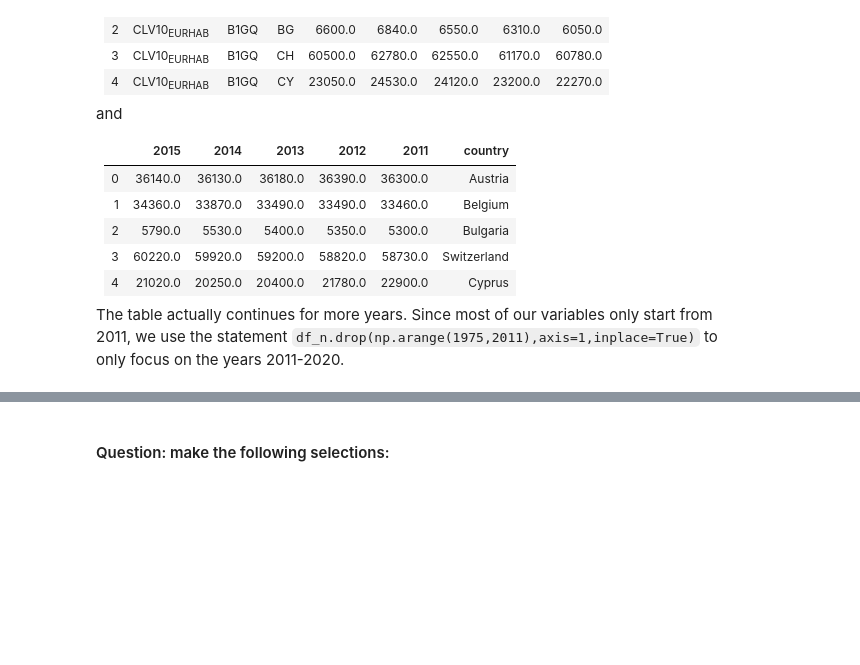
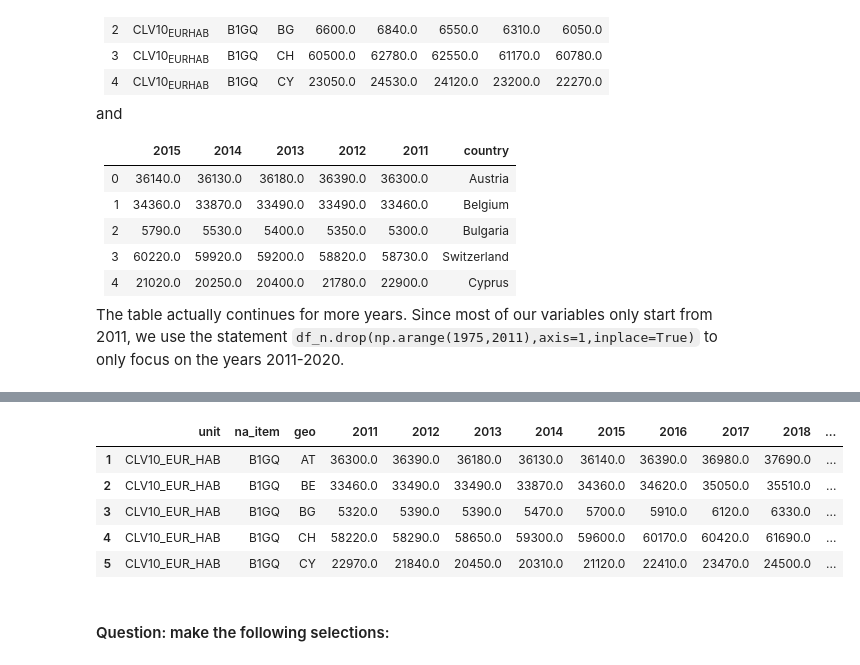
Before and after one commit to cejkiebo/msc_datascience, a Jupyter notebook: hacking_part_2.ipynb, the cells around one changed output, grey strips where cells are left out. Cells and saved outputs as stored; diff of their text form; code cells hidden in the pictures; blank space fills up the shorter version.

```diff
--- a/hacking_part_2.ipynb
+++ b/hacking_part_2.ipynb
@@ -227,12 +227,13 @@ and
 
 The table actually continues for more years. Since most of our variables only start from 2011, we use the statement `df_n.drop(np.arange(1975,2011),axis=1,inplace=True)` to only focus on the years 2011-2020.
 # %%
-df_n.drop(
+df_n = df_n.drop(
     ["{}".format(year) for year in np.arange(1975,2011)],
+    axis = 1
+).drop(
+    "freq",
+    axis = 1
+).rename(
+    {"geo\\TIME_PERIOD": "geo"},
     axis = 1,
-    inplace = True
 )
-df_n.rename(
-    {"geo\\TIME_PERIOD": "geo"},
-    axis = 1
-)
@@ -253,3 +240,15 @@ df_n.rename(
+# %%
+df_n['country'] = df_n['geo'].replace(eurostat_dictionary)
+# %%
+df_n = df_n[df_n.country.isin(EU_countries)]
+df_n.head()
+# %% [output]
+|  | unit | na_item | geo | 2011 | 2012 | 2013 | 2014 | 2015 | 2016 | 2017 | 2018 | ... |
+| 1 | CLV10_EUR_HAB | B1GQ | AT | 36300.0 | 36390.0 | 36180.0 | 36130.0 | 36140.0 | 36390.0 | 36980.0 | 37690.0 | ... |
+| 2 | CLV10_EUR_HAB | B1GQ | BE | 33460.0 | 33490.0 | 33490.0 | 33870.0 | 34360.0 | 34620.0 | 35050.0 | 35510.0 | ... |
+| 3 | CLV10_EUR_HAB | B1GQ | BG | 5320.0 | 5390.0 | 5390.0 | 5470.0 | 5700.0 | 5910.0 | 6120.0 | 6330.0 | ... |
+| 4 | CLV10_EUR_HAB | B1GQ | CH | 58220.0 | 58290.0 | 58650.0 | 59300.0 | 59600.0 | 60170.0 | 60420.0 | 61690.0 | ... |
+| 5 | CLV10_EUR_HAB | B1GQ | CY | 22970.0 | 21840.0 | 20450.0 | 20310.0 | 21120.0 | 22410.0 | 23470.0 | 24500.0 | ... |
 # %% [markdown]
 #### Question: make the following selections:
 # %% [markdown]
```
Also changed, not shown: parts of 2 cells of this notebook.
